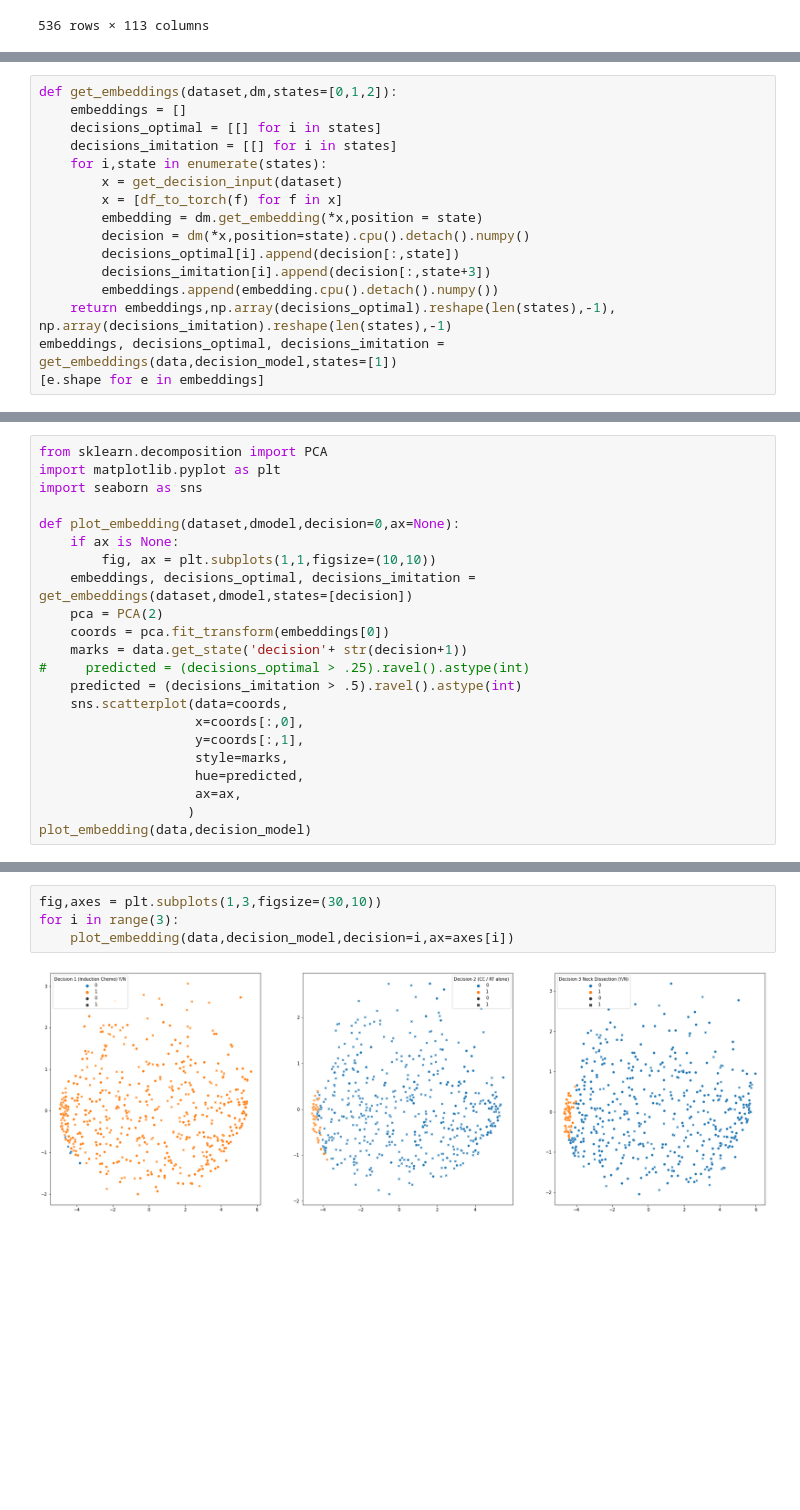
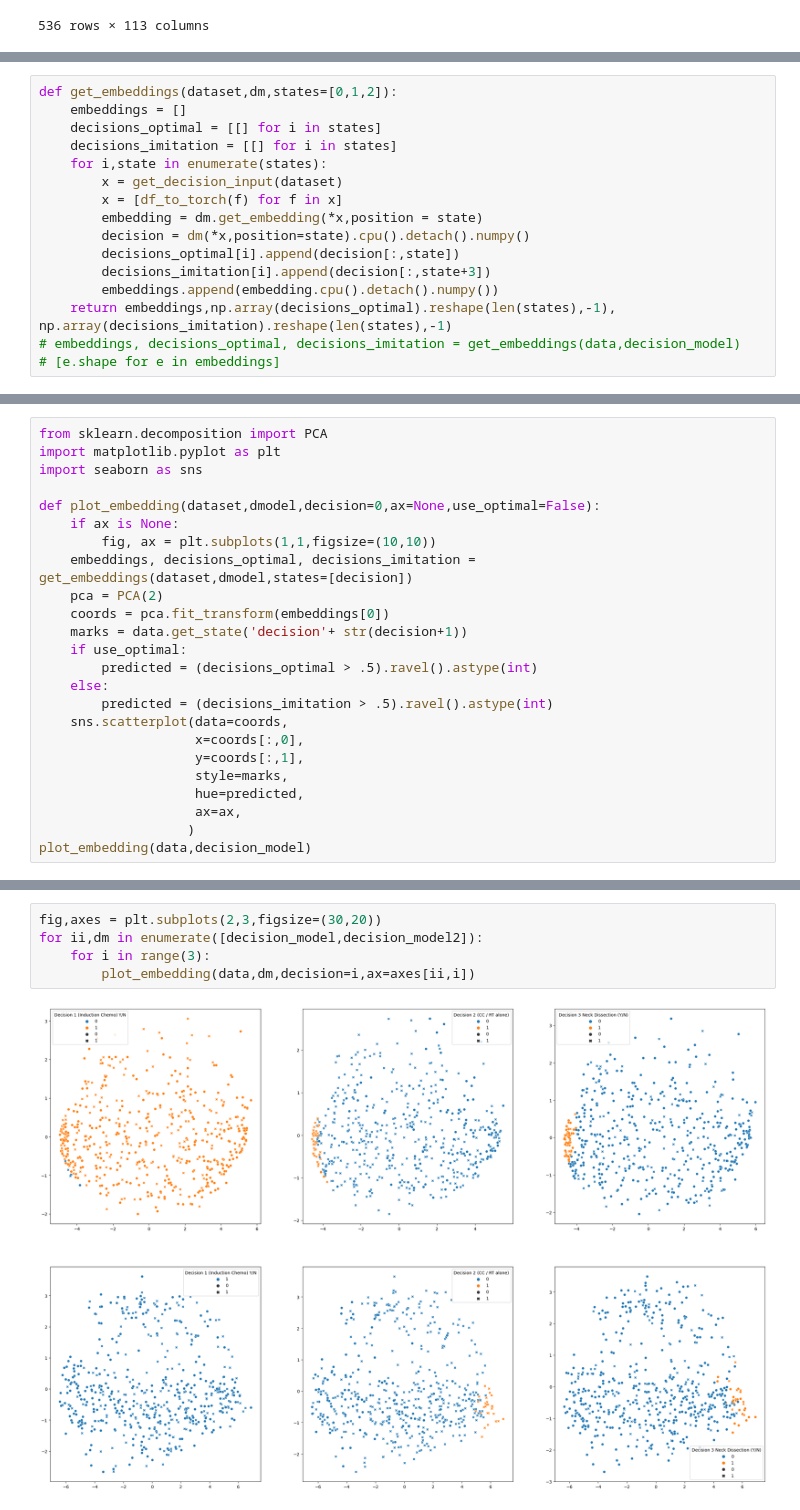
Before and after one commit to uic-evl/DigitalTwinVis, a Jupyter notebook: python/BackendTesting.ipynb, the cells around one changed output, grey strips where cells are left out. Drawn from its saved outputs; the diff is of its cells as text; blank space fills up the shorter version.

Commit message:
changed decision model to get attributions gooder and api progress

```diff
--- a/python/BackendTesting.ipynb
+++ b/python/BackendTesting.ipynb
@@ -167,5 +173,5 @@ def get_embeddings(dataset,dm,states=[0,1,2]):
         decisions_imitation[i].append(decision[:,state+3])
         embeddings.append(embedding.cpu().detach().numpy())
     return embeddings,np.array(decisions_optimal).reshape(len(states),-1), np.array(decisions_imitation).reshape(len(states),-1)
-embeddings, decisions_optimal, decisions_imitation = get_embeddings(data,decision_model,states=[1])
-[e.shape for e in embeddings]
+# embeddings, decisions_optimal, decisions_imitation = get_embeddings(data,decision_model)
+# [e.shape for e in embeddings]
@@ -196,15 +180,17 @@ from sklearn.decomposition import PCA
 import matplotlib.pyplot as plt
 import seaborn as sns
 
-def plot_embedding(dataset,dmodel,decision=0,ax=None):
+def plot_embedding(dataset,dmodel,decision=0,ax=None,use_optimal=False):
     if ax is None:
         fig, ax = plt.subplots(1,1,figsize=(10,10))
     embeddings, decisions_optimal, decisions_imitation = get_embeddings(dataset,dmodel,states=[decision])
     pca = PCA(2)
     coords = pca.fit_transform(embeddings[0])
     marks = data.get_state('decision'+ str(decision+1))
-#     predicted = (decisions_optimal > .25).ravel().astype(int)
-    predicted = (decisions_imitation > .5).ravel().astype(int)
+    if use_optimal:
+        predicted = (decisions_optimal > .5).ravel().astype(int)
+    else:
+        predicted = (decisions_imitation > .5).ravel().astype(int)
     sns.scatterplot(data=coords,
                     x=coords[:,0],
                     y=coords[:,1],
@@ -218,6 +204,7 @@ plot_embedding(data,decision_model)
 # %%
-fig,axes = plt.subplots(1,3,figsize=(30,10))
-for i in range(3):
-    plot_embedding(data,decision_model,decision=i,ax=axes[i])
+fig,axes = plt.subplots(2,3,figsize=(30,20))
+for ii,dm in enumerate([decision_model,decision_model2]):
+    for i in range(3):
+        plot_embedding(data,dm,decision=i,ax=axes[ii,i])
 # %% [output]
-[figure, old version]
+[figure, new version]
```
Also changed, not shown: parts of 17 cells of this notebook, 4 other files.
